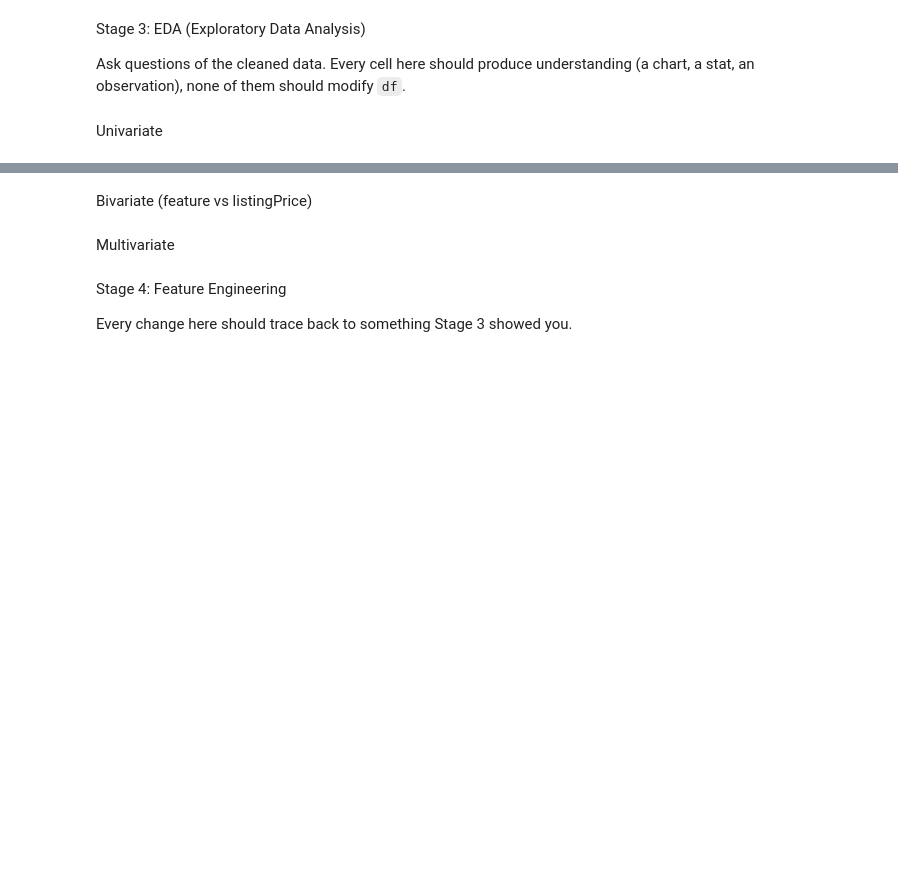
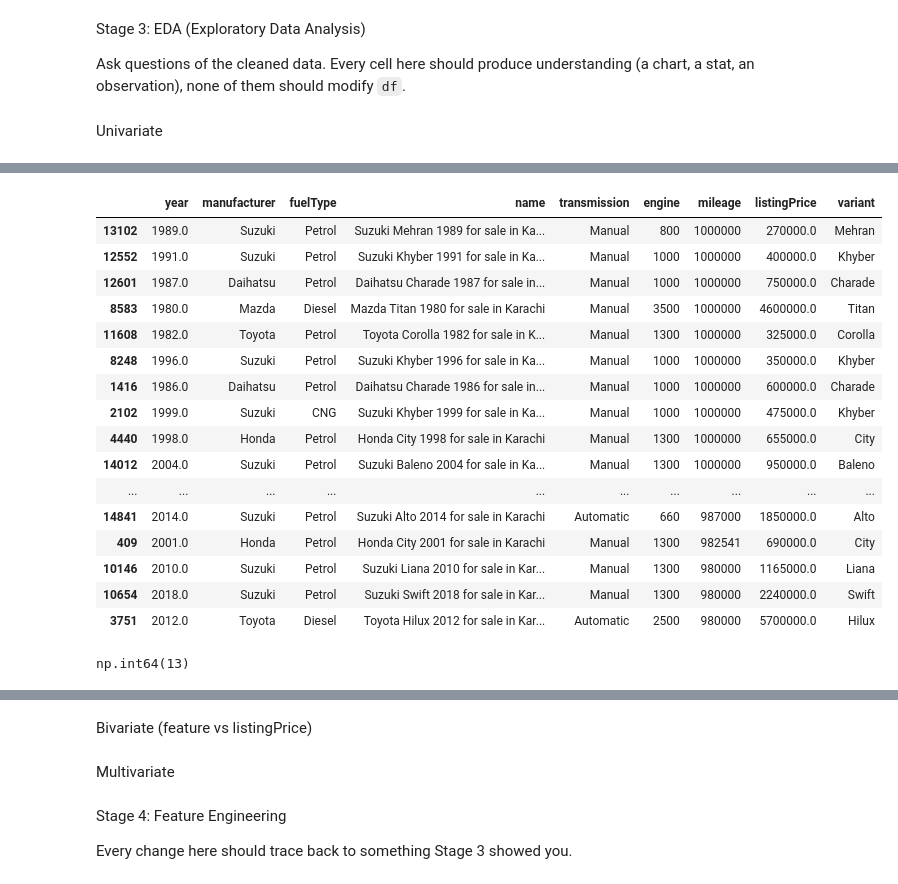
Before and after one commit to msumar7426/AI-ML-Journey, a Jupyter notebook: 01_Linear_Regression/project/used_car_price_prediction.ipynb, the cells around one changed output, grey strips where cells are left out. Cells and saved outputs as stored; diff of their text form; code cells hidden in the pictures; blank space fills up the shorter version.

```diff
--- a/01_Linear_Regression/project/used_car_price_prediction.ipynb
+++ b/01_Linear_Regression/project/used_car_price_prediction.ipynb
@@ -218,0 +271,24 @@ Univariate
+# %%
+df_final.sort_values(by='mileage', ascending=False).head(30)
+# %% [output]
+|  | year | manufacturer | fuelType | name | transmission | engine | mileage | listingPrice | variant |
+| 13102 | 1989.0 | Suzuki | Petrol | Suzuki Mehran 1989 for sale in Ka... | Manual | 800 | 1000000 | 270000.0 | Mehran |
+| 12552 | 1991.0 | Suzuki | Petrol | Suzuki Khyber 1991 for sale in Ka... | Manual | 1000 | 1000000 | 400000.0 | Khyber |
+| 12601 | 1987.0 | Daihatsu | Petrol | Daihatsu Charade 1987 for sale in... | Manual | 1000 | 1000000 | 750000.0 | Charade |
+| 8583 | 1980.0 | Mazda | Diesel | Mazda Titan 1980 for sale in Karachi | Manual | 3500 | 1000000 | 4600000.0 | Titan |
+| 11608 | 1982.0 | Toyota | Petrol | Toyota Corolla 1982 for sale in K... | Manual | 1300 | 1000000 | 325000.0 | Corolla |
+| 8248 | 1996.0 | Suzuki | Petrol | Suzuki Khyber 1996 for sale in Ka... | Manual | 1000 | 1000000 | 350000.0 | Khyber |
+| 1416 | 1986.0 | Daihatsu | Petrol | Daihatsu Charade 1986 for sale in... | Manual | 1000 | 1000000 | 600000.0 | Charade |
+| 2102 | 1999.0 | Suzuki | CNG | Suzuki Khyber 1999 for sale in Ka... | Manual | 1000 | 1000000 | 475000.0 | Khyber |
+| 4440 | 1998.0 | Honda | Petrol | Honda City 1998 for sale in Karachi | Manual | 1300 | 1000000 | 655000.0 | City |
+| 14012 | 2004.0 | Suzuki | Petrol | Suzuki Baleno 2004 for sale in Ka... | Manual | 1300 | 1000000 | 950000.0 | Baleno |
+| ... | ... | ... | ... | ... | ... | ... | ... | ... | ... |
+| 14841 | 2014.0 | Suzuki | Petrol | Suzuki Alto 2014 for sale in Karachi | Automatic | 660 | 987000 | 1850000.0 | Alto |
+| 409 | 2001.0 | Honda | Petrol | Honda City 2001 for sale in Karachi | Manual | 1300 | 982541 | 690000.0 | City |
+| 10146 | 2010.0 | Suzuki | Petrol | Suzuki Liana 2010 for sale in Kar... | Manual | 1300 | 980000 | 1165000.0 | Liana |
+| 10654 | 2018.0 | Suzuki | Petrol | Suzuki Swift 2018 for sale in Kar... | Manual | 1300 | 980000 | 2240000.0 | Swift |
+| 3751 | 2012.0 | Toyota | Diesel | Toyota Hilux 2012 for sale in Kar... | Automatic | 2500 | 980000 | 5700000.0 | Hilux |
+# %%
+(df_final['mileage'] == 1000000).sum()
+# %% [output]
+np.int64(13)
```
Also changed, not shown: parts of 7 cells of this notebook, 1 other file.
